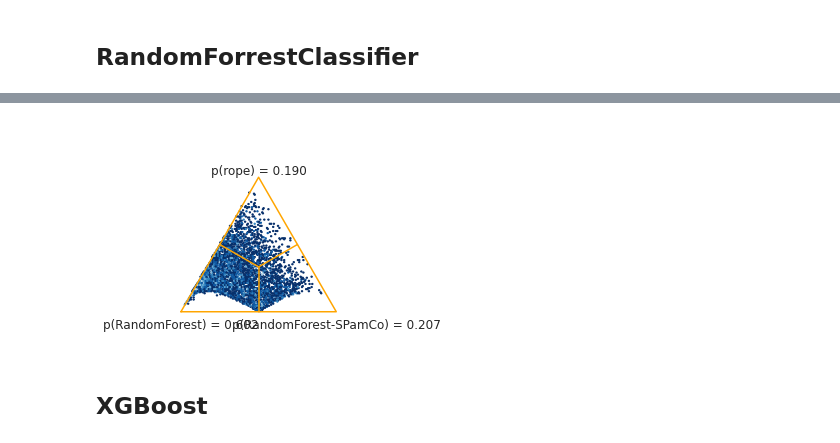
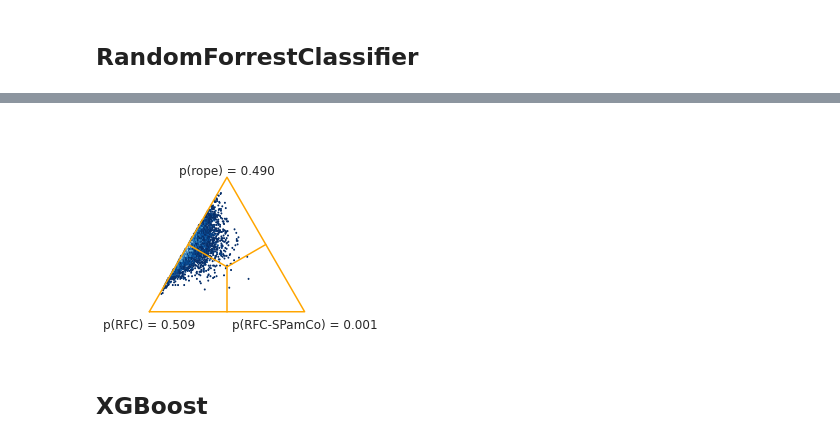
Before and after one commit to patrickboswell/MLA, a Jupyter notebook: DataExperiments.ipynb, the cells around one changed output, grey strips where cells are left out. Saved outputs shown, nothing was run; the diff lists cells and outputs as text; code cells hidden in the pictures.

```diff
--- a/DataExperiments.ipynb
+++ b/DataExperiments.ipynb
@@ -119,7 +145,7 @@ for key in datasets:
         model_params=model,
         train_data_x=X,
         train_data_y=y,
-        percent_labeled=0.1,
+        percent_labeled=0.05,
         random_seed=seed,
         iters=10
     )
@@ -152,8 +201,6 @@ adaboost_base_score.shape
 # %%
 adaboost_multi_metrics = []
 adaboost_multi_clfs = []
-
-
 
 for key in datasets:
     X, y = datasets[key]
@@ -175,7 +222,7 @@ for key in datasets:
         model_params=model,
         train_data_x=X,
         train_data_y=y,
-        percent_labeled=0.1,
+        percent_labeled=0.05,
         random_seed=seed,
         spaco=True,
         iters=10,
@@ -247,8 +308,8 @@ for key in datasets:
         model_params=model,
         train_data_x=X,
         train_data_y=y,
-        percent_labeled=0.1,
-        random_seed=np.arange(0,10),
+        percent_labeled=0.05,
+        random_seed=seed,
         iters=10
     )
 
@@ -270,20 +345,24 @@ for key in datasets:
     X, y = datasets[key]
     print(f'Dataset: {key}')
 
+    steps = 20
+    views = 2
+
     model =  {
         'classifier':RandomForestClassifier(),
-        'num_view':2,
+        'num_view':views,
         'gamma':0.3,
-        'steps':2000,
-        'regularizer':'hard'
+        'steps':10,
+        'regularizer':'hard',
+        'update_add_num': int(X.shape[0]/steps)
     }
 
     clfs, metrics = Validation.validation(
         model_params=model,
         train_data_x=X,
         train_data_y=y,
-        percent_labeled=0.1,
-        random_seed=np.arange(0,10),
+        percent_labeled=0.05,
+        random_seed=seed,
         spaco=True,
         iters=10,
         hsplit=True,
@@ -304,12 +397,12 @@ Validation Iteration: 0 Accuracy: 0.8222222222222222 Labels: 10
 # %%
 baycomp_rfc, bayplot_rfc = baycomp.two_on_multiple(
     rfc_base_score,
     rfc_multi_score,
     plot=True,
     rope=0.05,
-    names = ('RandomForest','RandomForest-SPamCo'))
+    names = ('RFC','RFC-SPamCo'))
 # %% [output]
-[figure, old version]
+[figure, new version]
 # %% [markdown]
 ## XGBoost
 # %%
```
Also changed, not shown: parts of 31 cells of this notebook, 2 other files.
